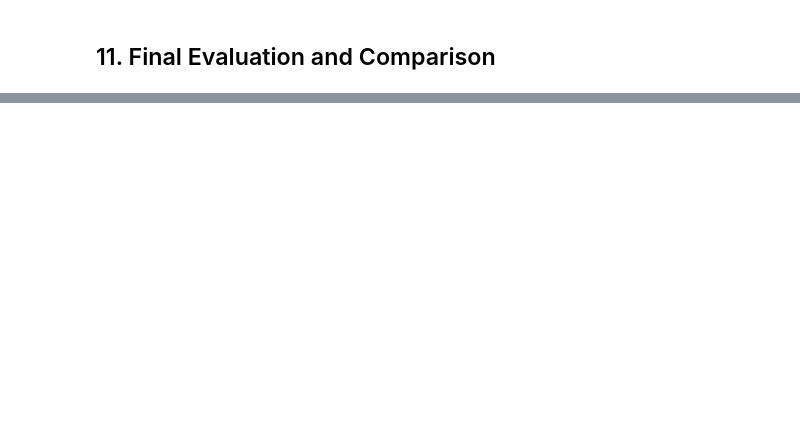
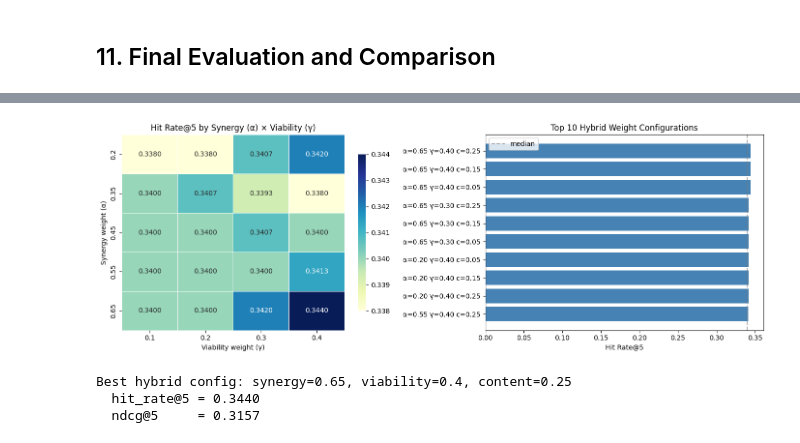
Before and after one commit to sakhnoukh/fightdex, a Jupyter notebook: pokecoach.ipynb, the cells around one changed output, grey strips where cells are left out. Cells and saved outputs as stored; diff of their text form; code cells hidden in the pictures; blank space fills up the shorter version.

```diff
--- a/pokecoach.ipynb
+++ b/pokecoach.ipynb
@@ -405,0 +556,37 @@ plt.show()
+# %%
+# Heatmap: hit_rate@5 by synergy × viability (averaged over content weight)
+pivot = hybrid_df.groupby(['synergy', 'viability'])['hit_rate_5'].mean().unstack()
+
+fig, axes = plt.subplots(1, 2, figsize=(14, 5))
+
+# Heatmap
+sns.heatmap(pivot, annot=True, fmt='.4f', cmap='YlGnBu', linewidths=0.5,
+            ax=axes[0], cbar_kws={'shrink': 0.8})
+axes[0].set_title('Hit Rate@5 by Synergy (α) × Viability (γ)')
+axes[0].set_xlabel('Viability weight (γ)')
+axes[0].set_ylabel('Synergy weight (α)')
+
+# Top 10 configs bar chart
+top10 = hybrid_df.head(10).copy()
+top10['label'] = top10.apply(
+    lambda r: f"α={r['synergy']:.2f} γ={r['viability']:.2f} c={r['content']:.2f}", axis=1
+)
+axes[1].barh(top10['label'][::-1], top10['hit_rate_5'][::-1], color='steelblue')
+axes[1].set_xlabel('Hit Rate@5')
+axes[1].set_title('Top 10 Hybrid Weight Configurations')
+axes[1].axvline(x=hybrid_df['hit_rate_5'].median(), color='gray', linestyle='--', alpha=0.6, label='median')
+axes[1].legend()
+
+plt.tight_layout()
+plt.show()
+
+print(f"\nBest hybrid config: synergy={best['hybrid_weights']['synergy']}, "
+      f"viability={best['hybrid_weights']['viability']}, "
+      f"content={best['hybrid_weights']['content']}")
+print(f"  hit_rate@5 = {best['hybrid_weights']['hit_rate_5']:.4f}")
+print(f"  ndcg@5     = {best['hybrid_weights']['ndcg_5']:.4f}")
+# %% [output]
+[figure, added]
+Best hybrid config: synergy=0.65, viability=0.4, content=0.25
+  hit_rate@5 = 0.3440
+  ndcg@5     = 0.3157
```
Also changed, not shown: parts of 53 cells of this notebook, 1 other file.
